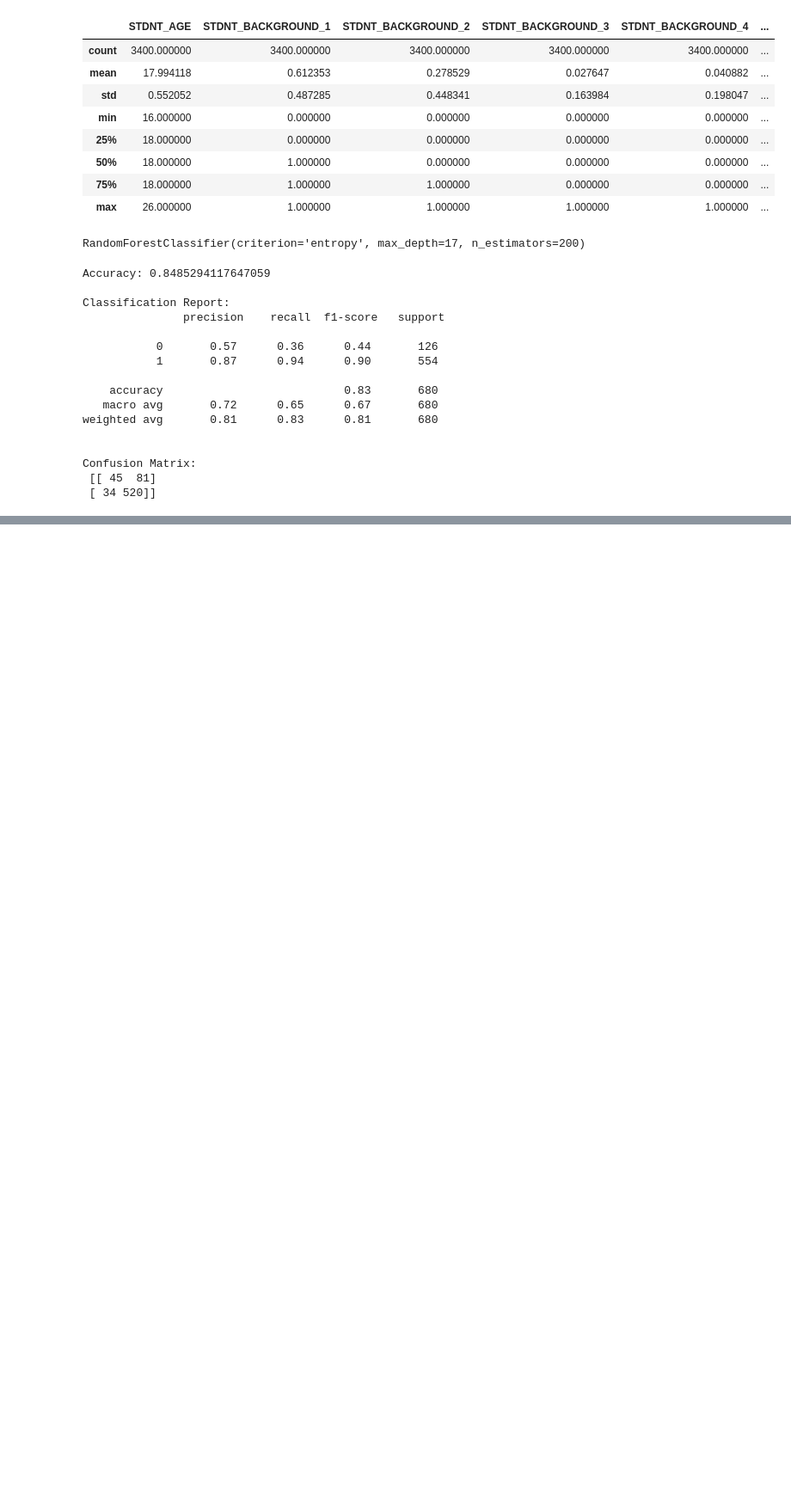
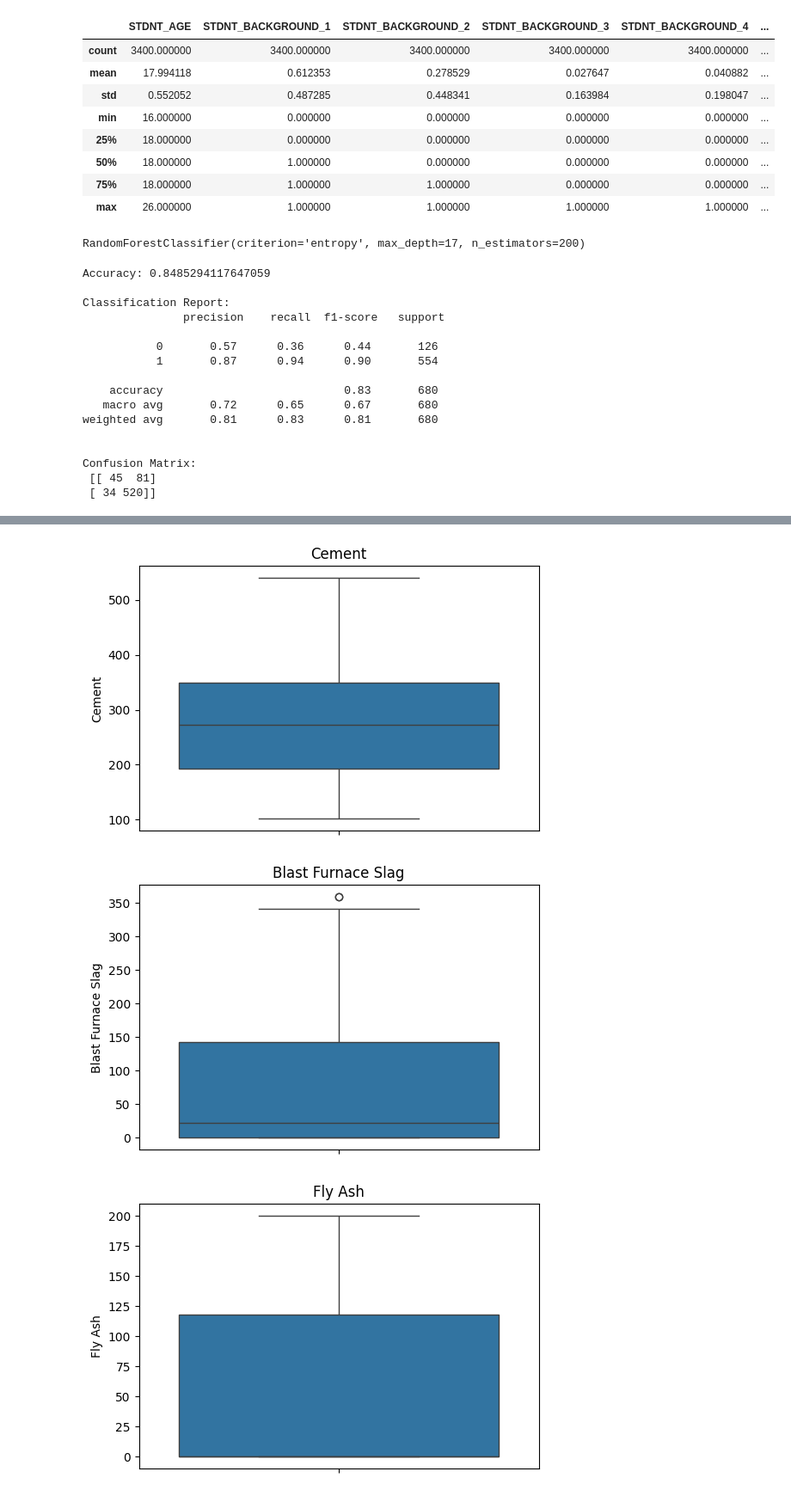
Before and after one commit to MuhammadSeyam/Student-Retention-Predictor, a Jupyter notebook: Model.ipynb, the cells around one changed output, grey strips where cells are left out. Shown at 86% size. Drawn from its saved outputs; the diff is of its cells as text; code cells hidden in the pictures; blank space fills up the shorter version.

```diff
--- a/Model.ipynb
+++ b/Model.ipynb
@@ -204,0 +214,2 @@ Confusion Matrix:
+# %%
+con = pd.read_csv(r'C:\Users\FreeComp\.cache\kagglehub\datasets\prathamtripathi\regression-with-neural-networking\versions\1\concrete_data.csv')
@@ -204,0 +237,10 @@ Confusion Matrix:
+# %%
+for i in con.columns:
+    plt.figure(figsize=(6,4))
+    sns.boxplot(y=con[i])
+    plt.title(f'{i}')
+    plt.show()
+# %% [output]
+[figure, added]
+[figure, added]
+[figure, added]
```
Also changed, not shown: parts of 4 cells of this notebook.
